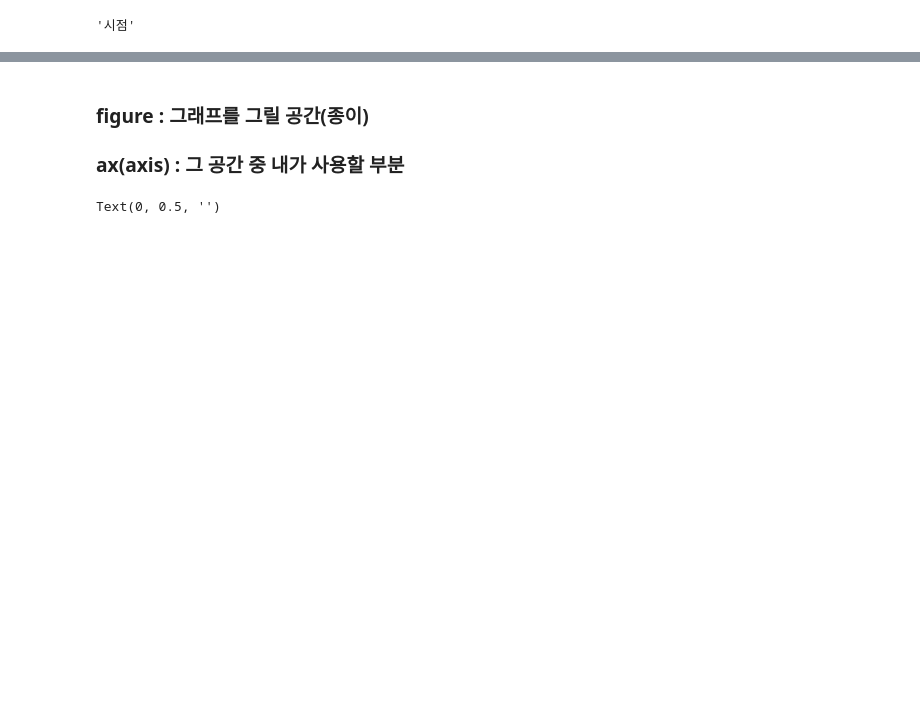
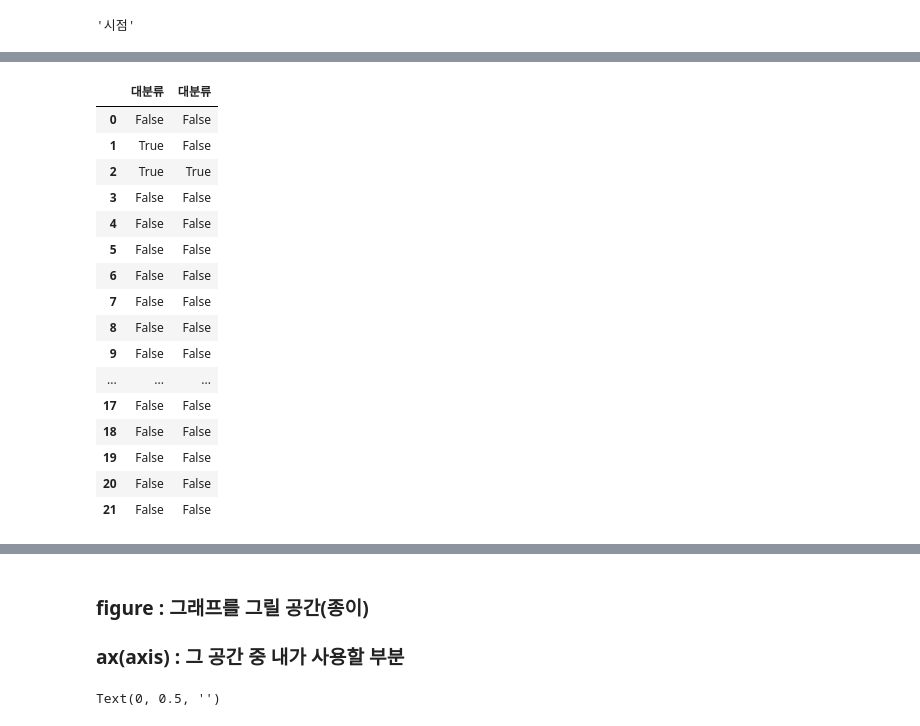
Before and after one commit to mynameiseuiseok/greendata, a Jupyter notebook: not_exercise.ipynb, the cells around one changed output, grey strips where cells are left out. Cells and saved outputs as stored; diff of their text form; code cells hidden in the pictures; blank space fills up the shorter version.

```diff
--- a/not_exercise.ipynb
+++ b/not_exercise.ipynb
@@ -128,3 +107,23 @@ not_exercise[not_exercise['대분류'] == '성별'].copy()
+# %%
+not_exercise['대분류'] == '성별'
+# %% [output]
+|  | 대분류 | 대분류 |
+| 0 | False | False |
+| 1 | True | False |
+| 2 | True | True |
+| 3 | False | False |
+| 4 | False | False |
+| 5 | False | False |
+| 6 | False | False |
+| 7 | False | False |
+| 8 | False | False |
+| 9 | False | False |
+| ... | ... | ... |
+| 17 | False | False |
+| 18 | False | False |
+| 19 | False | False |
+| 20 | False | False |
+| 21 | False | False |
 # %%
 not_ex_sex = not_exercise[not_exercise['대분류'] == '성별'].copy()   # 깊은 복사
 not_ex_sex
```
Also changed, not shown: parts of 13 cells of this notebook, 5 other files.
